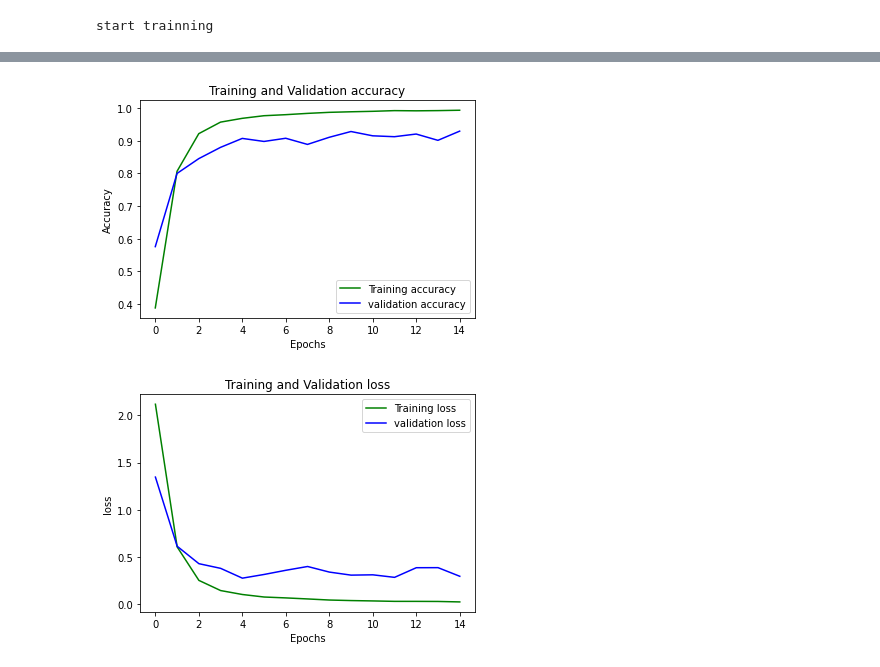
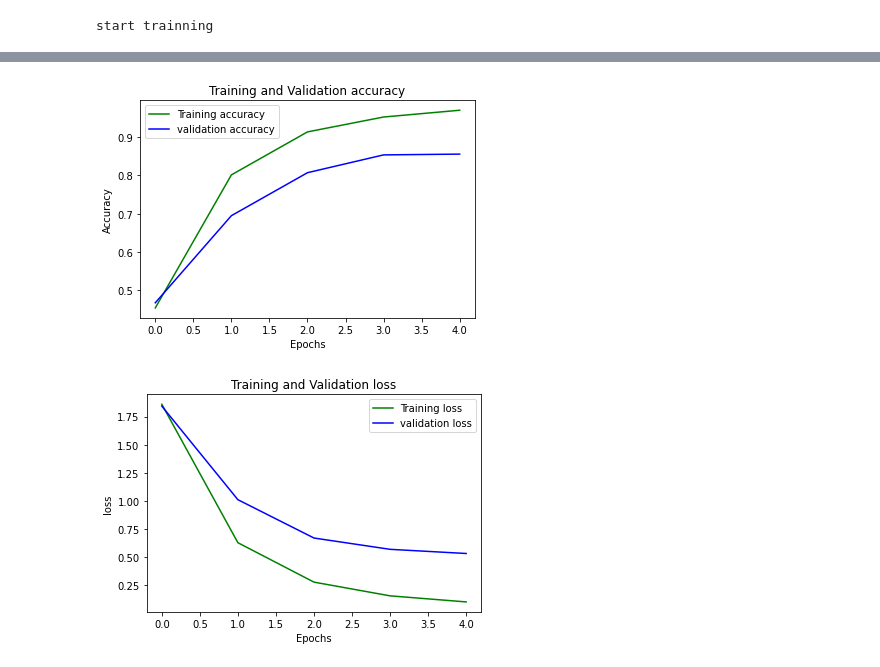
Before and after one commit to DinhHuySang/Traffic-sign-classification, a Jupyter notebook: classification_model.ipynb, the cells around one changed output, grey strips where cells are left out. Drawn from its saved outputs; the diff is of its cells as text; code cells hidden in the pictures.

```diff
--- a/classification_model.ipynb
+++ b/classification_model.ipynb
@@ -285,7 +248,7 @@ aug = ImageDataGenerator(rotation_range=0.18, zoom_range=0.15,width_shift_range=
 # %%
 learning_rate = 0.01
 # %%
-epochs = 15
+epochs = 5
 batch_size = 64
 # %%
 opt = SGD(learning_rate = learning_rate, momentum = 0.9)
@@ -318,20 +274,20 @@ Epoch 15/15
 # %%
 loss_train = H.history['accuracy']
 loss_val = H.history['val_accuracy']
-epochs = range(15)
+epochs = range(5)
 plt.plot(epochs, loss_train, 'g', label='Training accuracy')
 plt.plot(epochs, loss_val, 'b', label='validation accuracy')
 plt.title('Training and Validation accuracy')
 plt.xlabel('Epochs')
 plt.ylabel('Accuracy')
 plt.legend()
 plt.show()
 # %% [output]
-[figure, old version]
+[figure, new version]
 # %%
 loss_tra = H.history['loss']
 loss_va = H.history['val_loss']
-epochs = range(15)
+epochs = range(5)
 plt.plot(epochs, loss_tra, 'g', label='Training loss')
 plt.plot(epochs, loss_va, 'b', label='validation loss')
 plt.title('Training and Validation loss')
@@ -340,7 +296,7 @@ plt.ylabel('loss')
 plt.legend()
 plt.show()
 # %% [output]
-[figure, old version]
+[figure, new version]
 # %%
 model.save("sanghandsome.h5")
 # %%
```
Also changed, not shown: parts of 59 cells of this notebook.
